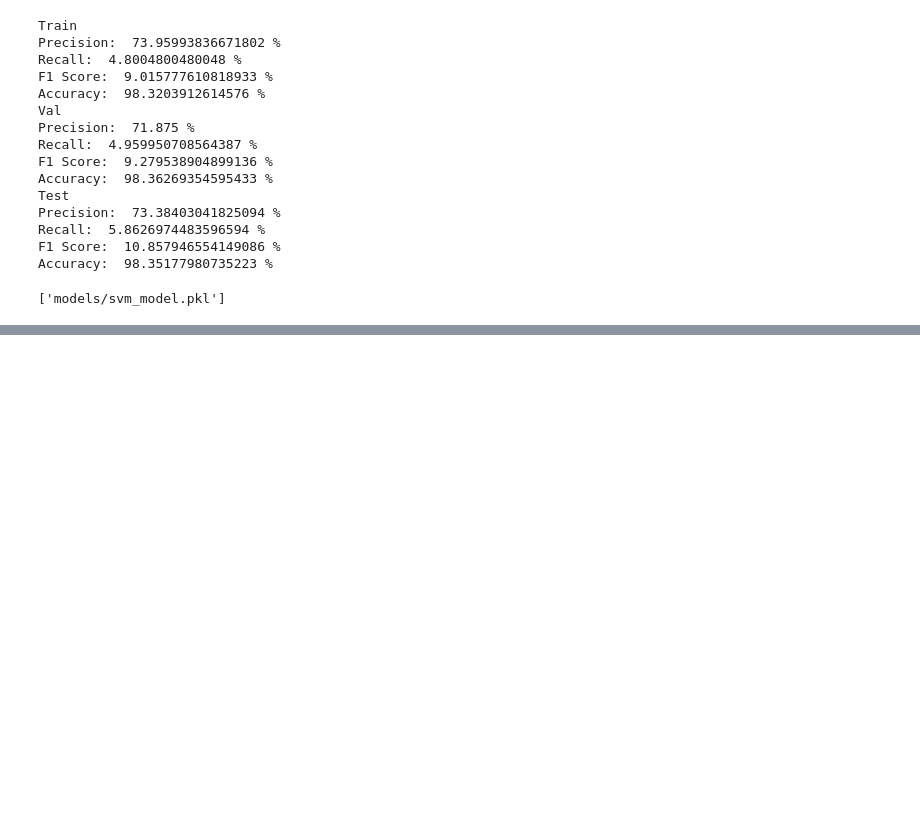
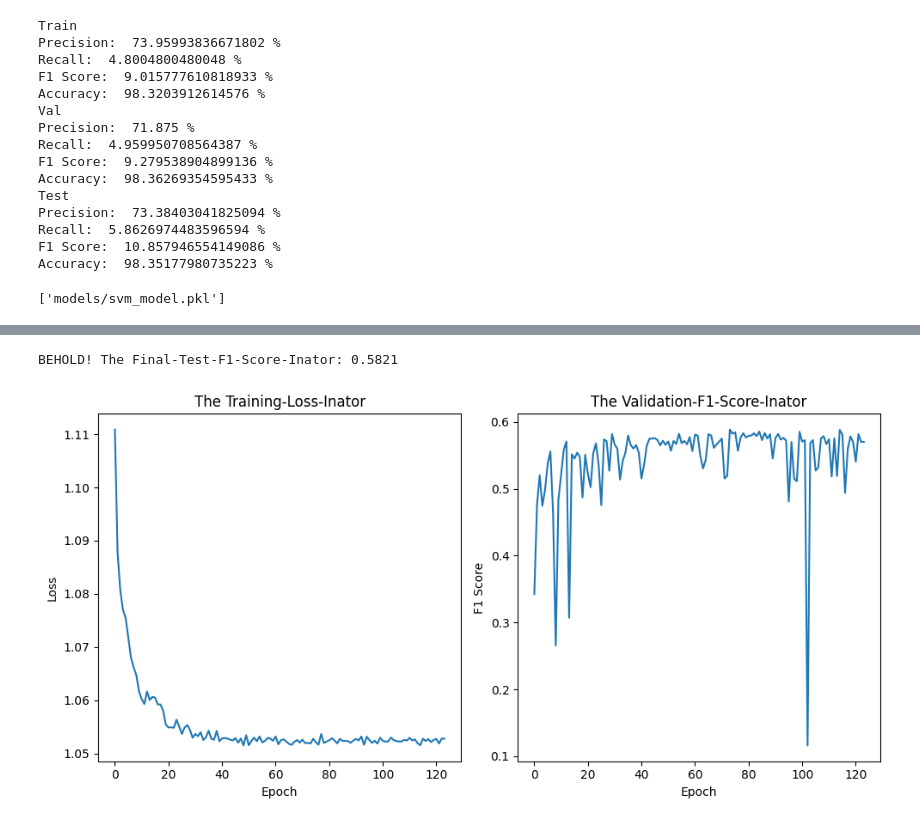
Before and after one commit to ItyTell/ml_lab, a Jupyter notebook: test.ipynb, the cells around one changed output, grey strips where cells are left out. Saved outputs shown, nothing was run; the diff lists cells and outputs as text; code cells hidden in the pictures; blank space fills up the shorter version.

```diff
--- a/test.ipynb
+++ b/test.ipynb
@@ -316,0 +246,28 @@ Accuracy:  99.28745293028481 %
+# %%
+X_train = torch.FloatTensor(train_x)
+y_train = torch.FloatTensor(train_y.values).reshape(-1, 1)
+X_val = torch.FloatTensor(val_x)
+y_val = torch.FloatTensor(val_y.values).reshape(-1, 1)
+X_test = torch.FloatTensor(test_x)
+y_test = torch.FloatTensor(test_y.values).reshape(-1, 1)
+# %%
+pos_weight = torch.tensor([(len(train_y) - train_y.sum()) / train_y.sum()])
+
+train_dataset = TensorDataset(X_train, y_train)
+train_loader = DataLoader(train_dataset, batch_size=256, shuffle=True)
+
+model = MegaInator(input_size=train_x.shape[1])
+criterion = nn.BCEWithLogitsLoss(pos_weight=pos_weight)
+optimizer = optim.AdamW(model.parameters(), lr=0.001, weight_decay=0.01)
+scheduler = optim.lr_scheduler.ReduceLROnPlateau(optimizer, mode='max',
+                                                   factor=0.5, patience=5, verbose=True)
+# %%
+history = {
+        'train_loss': [],
+        'val_f1': [],
+        'best_f1': 0.0
+    }
+
+patience = 10
+counter = 0
+best_model = None
@@ -316,0 +324,19 @@ Accuracy:  99.28745293028481 %
+# %%
+print(f"\nBEHOLD! The Final-Test-F1-Score-Inator: {test_f1:.4f}")
+
+plt.figure(figsize=(10, 5))
+plt.subplot(1, 2, 1)
+plt.plot(history['train_loss'])
+plt.title('The Training-Loss-Inator')
+plt.xlabel('Epoch')
+plt.ylabel('Loss')
+
+plt.subplot(1, 2, 2)
+plt.plot(history['val_f1'])
+plt.title('The Validation-F1-Score-Inator')
+plt.xlabel('Epoch')
+plt.ylabel('F1 Score')
+plt.tight_layout()
+# %% [output]
+BEHOLD! The Final-Test-F1-Score-Inator: 0.5821
+[figure, added]
```
Also changed, not shown: parts of 20 cells of this notebook.
